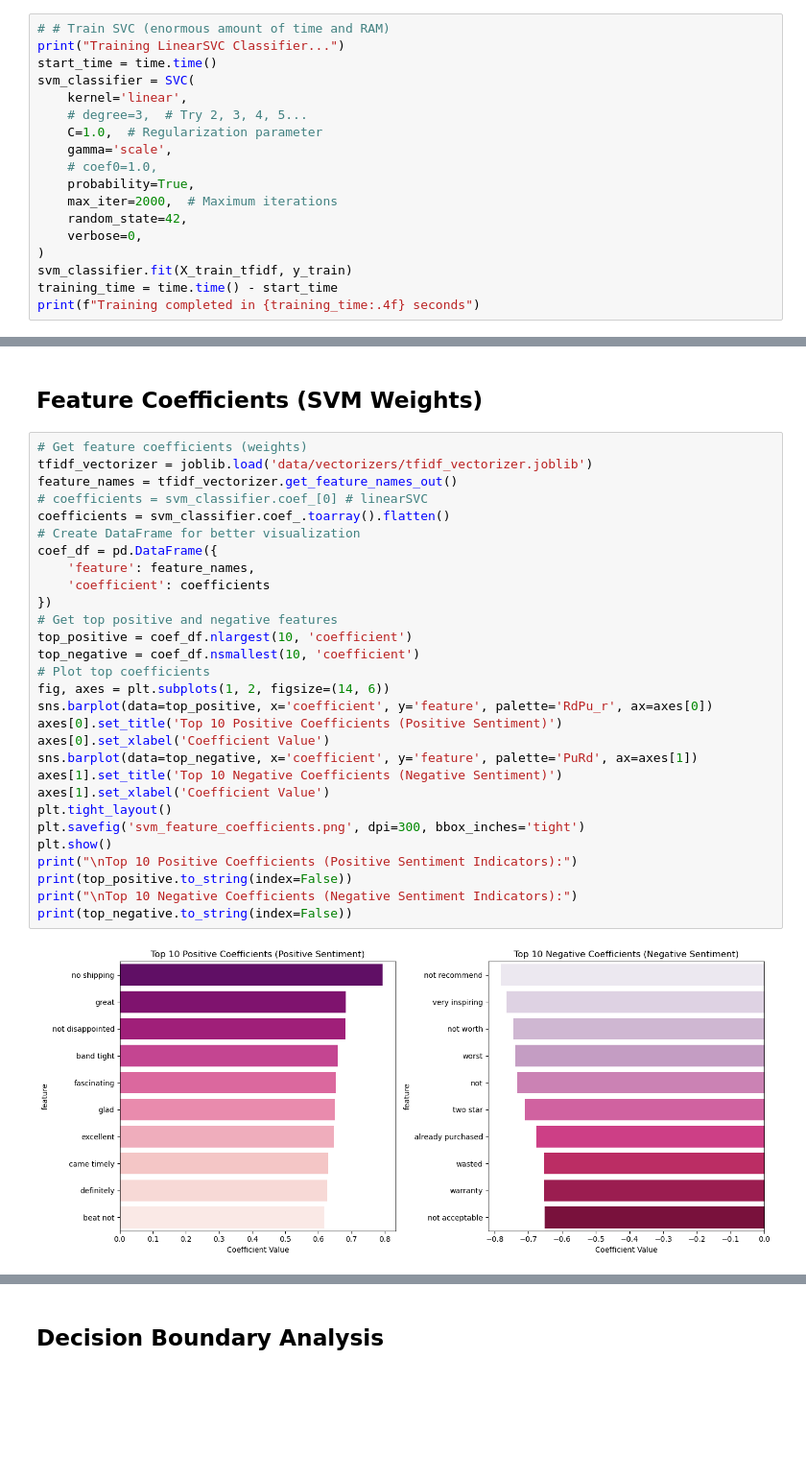
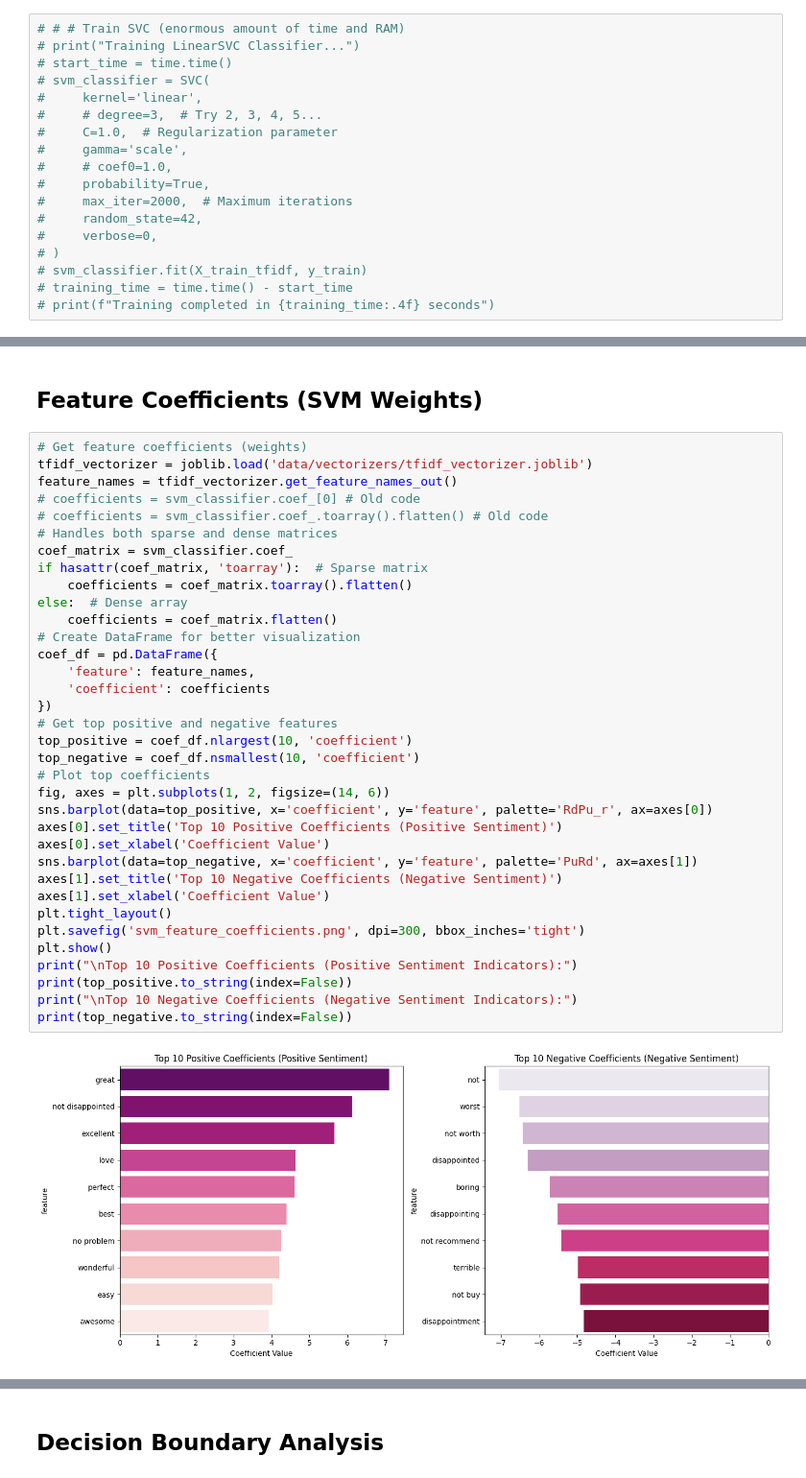
Before and after one commit to elsayedelmandoh/sentiment-sleuth, a Jupyter notebook: notebooks/07_support_vector_machine.ipynb, the cells around one changed output, grey strips where cells are left out. Shown at 96% size. Saved outputs shown, nothing was run; the diff lists cells and outputs as text; blank space fills up the shorter version.

```diff
--- a/notebooks/07_support_vector_machine.ipynb
+++ b/notebooks/07_support_vector_machine.ipynb
@@ -85,18 +153,18 @@ y_test shape: (20000,)
 # %%
-# # Train SVC (enormous amount of time and RAM)
-print("Training LinearSVC Classifier...")
-start_time = time.time()
-svm_classifier = SVC(
-    kernel='linear',
-    # degree=3,  # Try 2, 3, 4, 5...
-    C=1.0,  # Regularization parameter
-    gamma='scale',
-    # coef0=1.0,
-    probability=True,
-    max_iter=2000,  # Maximum iterations
-    random_state=42,
-    verbose=0,
-)
-svm_classifier.fit(X_train_tfidf, y_train)
-training_time = time.time() - start_time
-print(f"Training completed in {training_time:.4f} seconds")
+# # # Train SVC (enormous amount of time and RAM)
+# print("Training LinearSVC Classifier...")
+# start_time = time.time()
+# svm_classifier = SVC(
+#     kernel='linear',
+#     # degree=3,  # Try 2, 3, 4, 5...
+#     C=1.0,  # Regularization parameter
+#     gamma='scale',
+#     # coef0=1.0,
+#     probability=True,
+#     max_iter=2000,  # Maximum iterations
+#     random_state=42,
+#     verbose=0,
+# )
+# svm_classifier.fit(X_train_tfidf, y_train)
+# training_time = time.time() - start_time
+# print(f"Training completed in {training_time:.4f} seconds")
@@ -179,33 +243,39 @@ True Positives: 7569
 # %%
 # Get feature coefficients (weights)
 tfidf_vectorizer = joblib.load('data/vectorizers/tfidf_vectorizer.joblib')
 feature_names = tfidf_vectorizer.get_feature_names_out()
-# coefficients = svm_classifier.coef_[0] # linearSVC
-coefficients = svm_classifier.coef_.toarray().flatten()
+# coefficients = svm_classifier.coef_[0] # Old code
+# coefficients = svm_classifier.coef_.toarray().flatten() # Old code
+# Handles both sparse and dense matrices
+coef_matrix = svm_classifier.coef_
+if hasattr(coef_matrix, 'toarray'):  # Sparse matrix
+    coefficients = coef_matrix.toarray().flatten()
+else:  # Dense array
+    coefficients = coef_matrix.flatten()
 # Create DataFrame for better visualization
 coef_df = pd.DataFrame({
     'feature': feature_names,
     'coefficient': coefficients
 })
 # Get top positive and negative features
 top_positive = coef_df.nlargest(10, 'coefficient')
 top_negative = coef_df.nsmallest(10, 'coefficient')
 # Plot top coefficients
 fig, axes = plt.subplots(1, 2, figsize=(14, 6))
 sns.barplot(data=top_positive, x='coefficient', y='feature', palette='RdPu_r', ax=axes[0])
 axes[0].set_title('Top 10 Positive Coefficients (Positive Sentiment)')
 axes[0].set_xlabel('Coefficient Value')
 sns.barplot(data=top_negative, x='coefficient', y='feature', palette='PuRd', ax=axes[1])
 axes[1].set_title('Top 10 Negative Coefficients (Negative Sentiment)')
 axes[1].set_xlabel('Coefficient Value')
 plt.tight_layout()
 plt.savefig('svm_feature_coefficients.png', dpi=300, bbox_inches='tight')
 plt.show()
 print("\nTop 10 Positive Coefficients (Positive Sentiment Indicators):")
 print(top_positive.to_string(index=False))
 print("\nTop 10 Negative Coefficients (Negative Sentiment Indicators):")
 print(top_negative.to_string(index=False))
 # %% [output]
-[figure, old version]
+[figure, new version]
 Top 10 Positive Coefficients (Positive Sentiment Indicators):
          feature  coefficient
```
Also changed, not shown: parts of 16 cells of this notebook, 6 other files.
